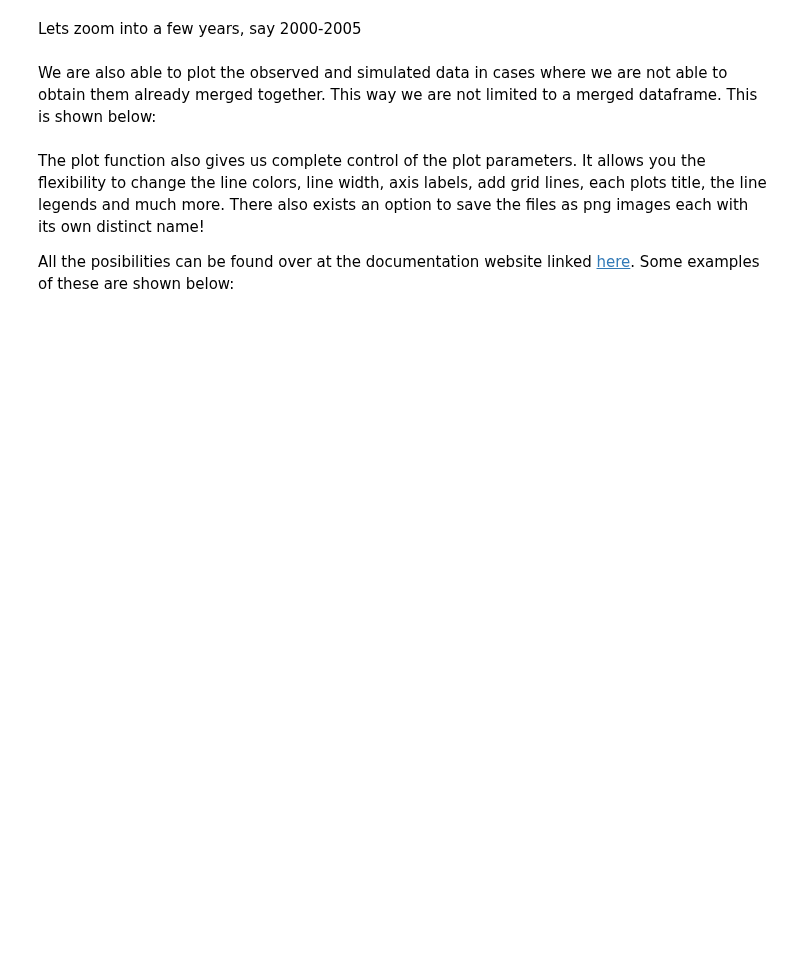
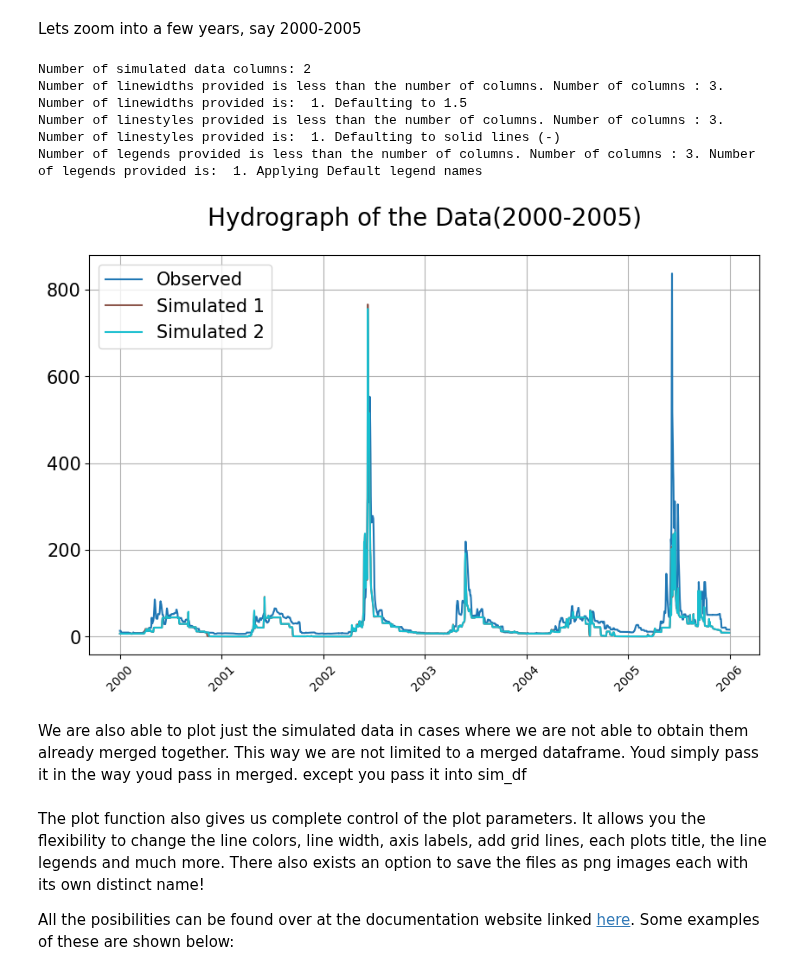
Before and after one commit to UchechukwuUdenze/NHS_PostProcessing, a Jupyter notebook: docs/source/notebooks/tutorial-visualizations.ipynb, the cells around one changed output. Cells and saved outputs as stored; diff of their text form; code cells hidden in the pictures; blank space fills up the shorter version.

```diff
--- a/docs/source/notebooks/tutorial-visualizations.ipynb
+++ b/docs/source/notebooks/tutorial-visualizations.ipynb
@@ -97,9 +123,15 @@ visuals.plot(
 Lets zoom into a few years, say 2000-2005
 # %%
 visuals.plot(
-    merged_df = DATAFRAMES["DF"]['2000-01-01':'2005-12-31'].iloc[:, [0, 1]],
+    merged_df = DATAFRAMES["DF_MERGED"]['2000-01-01':'2005-12-31'].iloc[:, [0, 1, 2]],
     title='Hydrograph of the Data(2000-2005)',
     grid=True,
 )
+# %% [output]
+Number of simulated data columns: 2
+Number of linewidths provided is less than the number of columns. Number of columns : 3. Number of linewidths provided is:  1. Defaulting to 1.5
+Number of linestyles provided is less than the number of columns. Number of columns : 3. Number of linestyles provided is:  1. Defaulting to solid lines (-)
+Number of legends provided is less than the number of columns. Number of columns : 3. Number of legends provided is:  1. Applying Default legend names
+[figure, added]
 # %% [markdown]
-We are also able to plot the observed and simulated data in cases where we are not able to obtain them already merged together. This way we are not limited to a merged dataframe. This is shown below:
+We are also able to plot just the simulated data in cases where we are not able to obtain them already merged together. This way we are not limited to a merged dataframe. Youd simply pass it in the way youd pass in merged. except you pass it into sim_df
```
Also changed, not shown: parts of 10 cells of this notebook, 2 other files.
